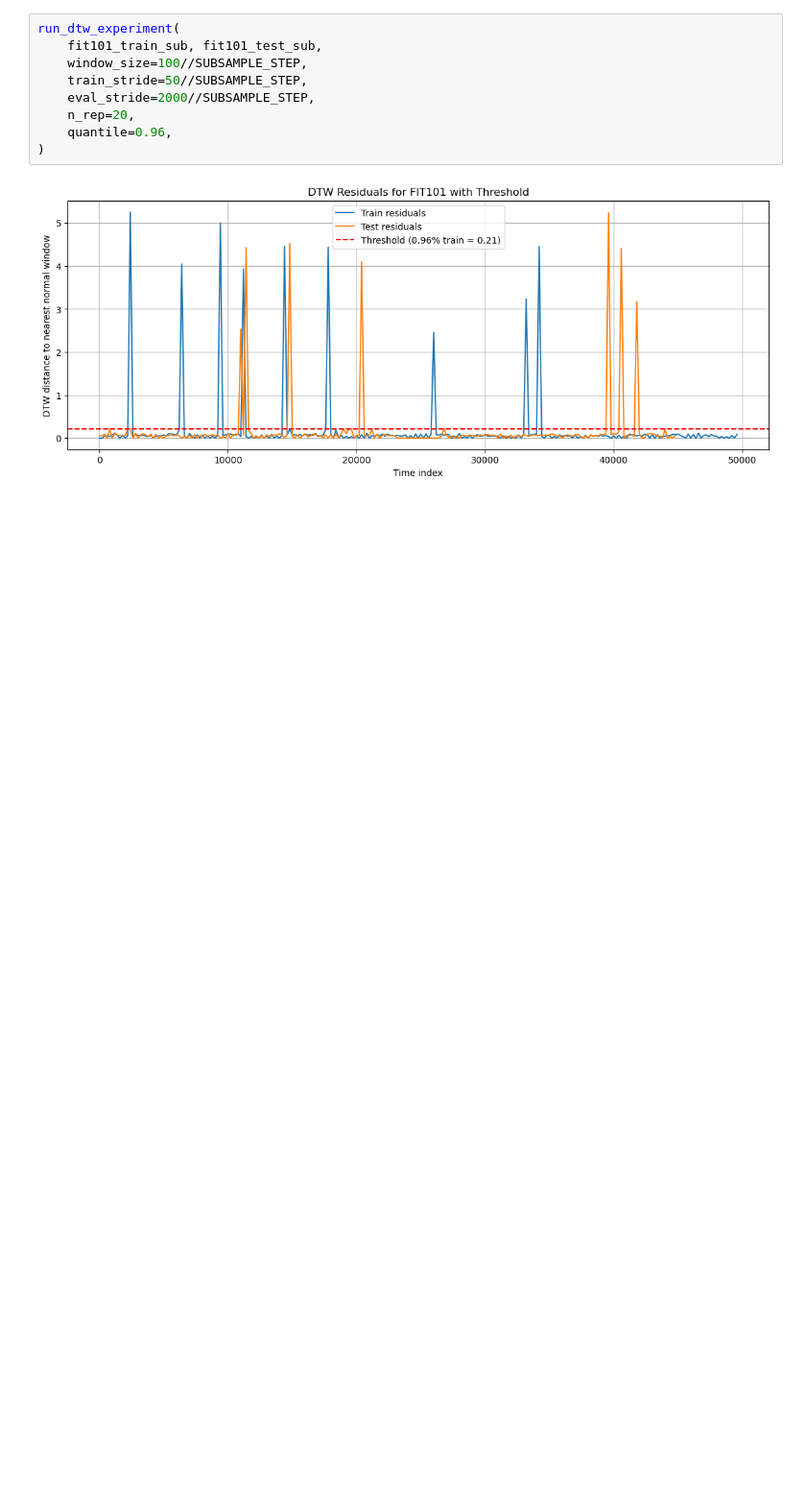
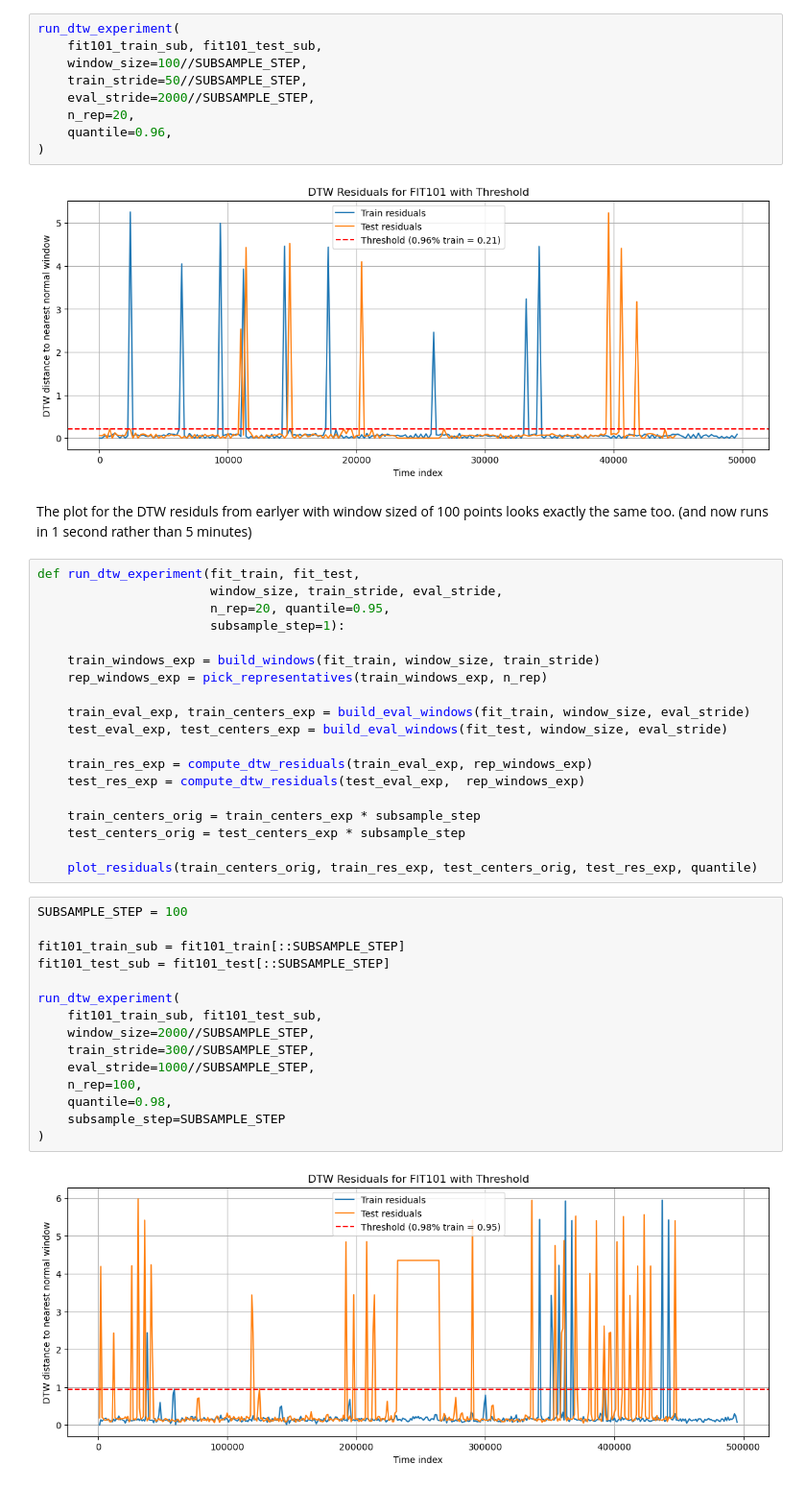
Before and after one commit to razvan4974/Data-Mining-Lab-1, a Jupyter notebook: Anomaly Detection.ipynb, the cells around one changed output. Shown at 96% size. Cells and saved outputs as stored; diff of their text form; blank space fills up the shorter version.

```diff
--- a/Anomaly Detection.ipynb
+++ b/Anomaly Detection.ipynb
@@ -813,3 +811,41 @@ run_dtw_experiment(
 )
 # %% [output]
 [figure]
+# %% [markdown]
+The plot for the DTW residuls from earlyer with window sized of 100 points looks exactly the same too. (and now runs in 1 second rather than 5 minutes)
+# %%
+def run_dtw_experiment(fit_train, fit_test,
+                       window_size, train_stride, eval_stride,
+                       n_rep=20, quantile=0.95,
+                       subsample_step=1):
+
+    train_windows_exp = build_windows(fit_train, window_size, train_stride)
+    rep_windows_exp = pick_representatives(train_windows_exp, n_rep)
+
+    train_eval_exp, train_centers_exp = build_eval_windows(fit_train, window_size, eval_stride)
+    test_eval_exp, test_centers_exp = build_eval_windows(fit_test, window_size, eval_stride)
+
+    train_res_exp = compute_dtw_residuals(train_eval_exp, rep_windows_exp)
+    test_res_exp = compute_dtw_residuals(test_eval_exp,  rep_windows_exp)
+
+    train_centers_orig = train_centers_exp * subsample_step
+    test_centers_orig = test_centers_exp * subsample_step
+
+    plot_residuals(train_centers_orig, train_res_exp, test_centers_orig, test_res_exp, quantile)
+# %%
+SUBSAMPLE_STEP = 100
+
+fit101_train_sub = fit101_train[::SUBSAMPLE_STEP]
+fit101_test_sub = fit101_test[::SUBSAMPLE_STEP]
+
+run_dtw_experiment(
+    fit101_train_sub, fit101_test_sub,
+    window_size=2000//SUBSAMPLE_STEP,
+    train_stride=300//SUBSAMPLE_STEP,
+    eval_stride=1000//SUBSAMPLE_STEP,
+    n_rep=100,
+    quantile=0.98,
+    subsample_step=SUBSAMPLE_STEP
+)
+# %% [output]
+[figure, added]
```
Also changed, not shown: parts of 17 cells of this notebook.
